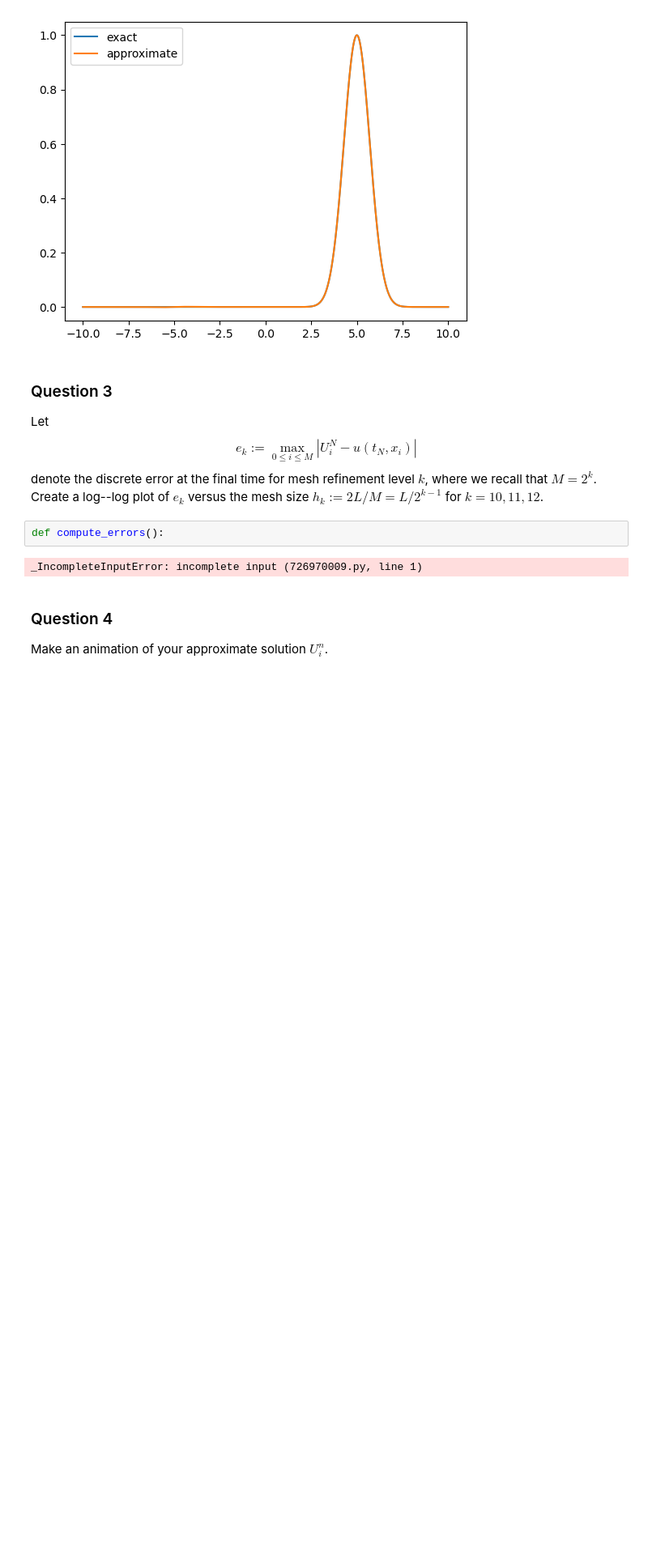
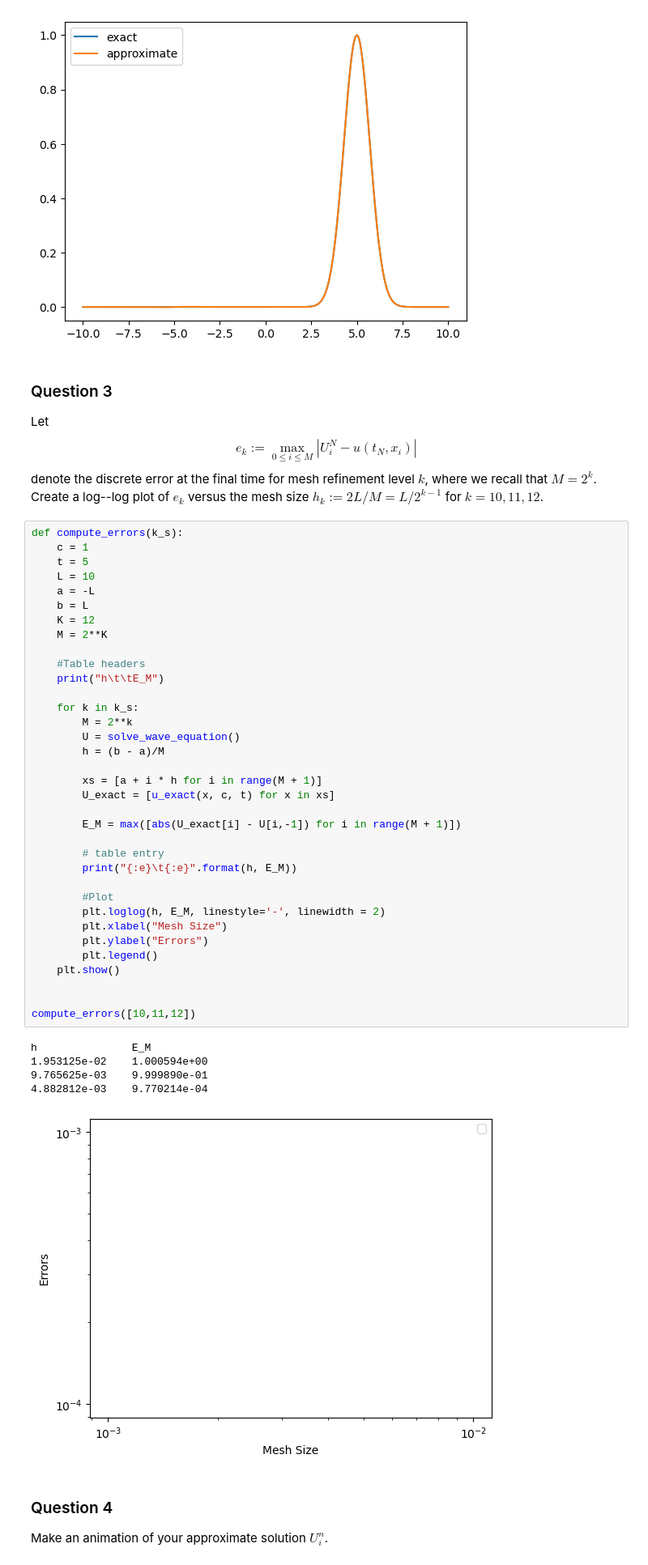
Before and after one commit to Gerbeset/pde_summer_school_2026_solitons, a Jupyter notebook: maya/soliton_project_template.ipynb, the cells around one changed output. Shown at 81% size. Drawn from its saved outputs; the diff is of its cells as text; blank space fills up the shorter version.

```diff
--- a/maya/soliton_project_template.ipynb
+++ b/maya/soliton_project_template.ipynb
@@ -116,10 +116,47 @@ Let
 	      \end{equation}
 	      denote the discrete error at the final time for mesh refinement level $k$, where we recall that $M = 2^k$.
 	      Create a log--log plot of $e_k$ versus the mesh size $h_k := 2L/M = L / 2^{k-1}$ for $k = 10,11,12$.
-# %%
-def compute_errors():
-# %% [output]
-_IncompleteInputError: incomplete input (726970009.py, line 1)
+# %%
+def compute_errors(k_s):
+    c = 1
+    t = 5
+    L = 10
+    a = -L
+    b = L
+    K = 12
+    M = 2**K
+
+    #Table headers
+    print("h\t\tE_M")
+
+    for k in k_s:
+        M = 2**k
+        U = solve_wave_equation()
+        h = (b - a)/M
+
+        xs = [a + i * h for i in range(M + 1)]
+        U_exact = [u_exact(x, c, t) for x in xs]
+
+        E_M = max([abs(U_exact[i] - U[i,-1]) for i in range(M + 1)])
+
+        # table entry
+        print("{:e}\t{:e}".format(h, E_M))
+
+        #Plot
+        plt.loglog(h, E_M, linestyle='-', linewidth = 2)
+        plt.xlabel("Mesh Size")
+        plt.ylabel("Errors")
+        plt.legend()
+    plt.show()
+
+
+compute_errors([10,11,12])
+# %% [output]
+h               E_M
+1.953125e-02    1.000594e+00
+9.765625e-03    9.999890e-01
+4.882812e-03    9.770214e-04
+[figure, added]
 # %% [markdown]
 ### Question 4
 Make an animation of your approximate solution $U_i^n$.
```
